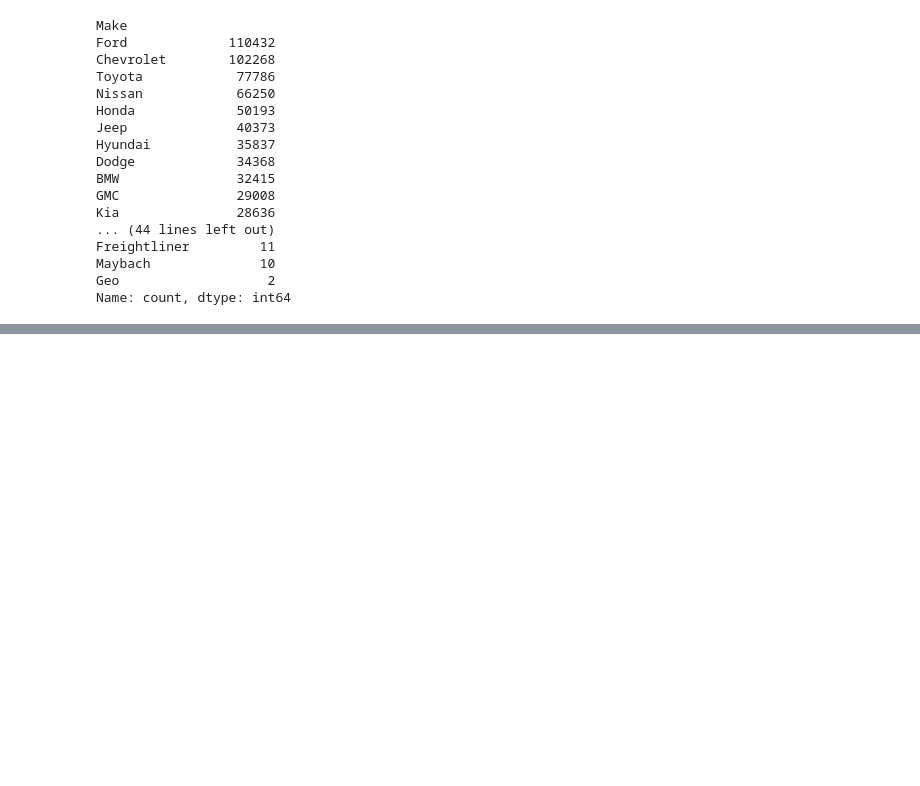
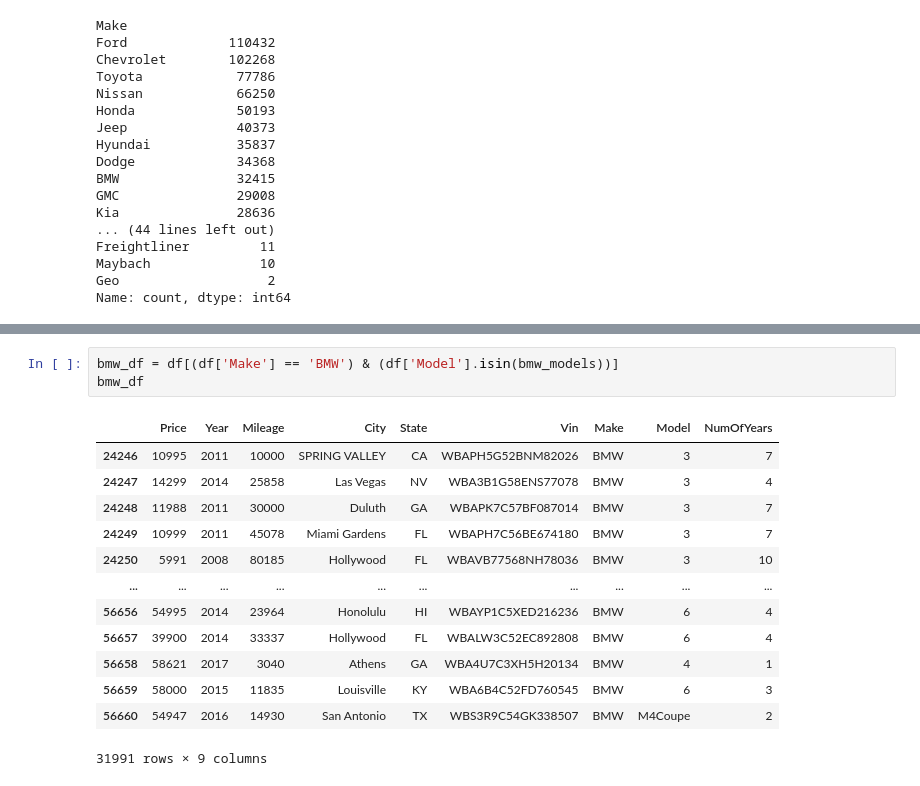
Before and after one commit to Ser1q/pure-python, a Jupyter notebook: ML/L24_Linear_Regression/regression_analysis.ipynb, the cells around one changed output, grey strips where cells are left out. Saved outputs shown, nothing was run; the diff lists cells and outputs as text; blank space fills up the shorter version.

```diff
--- a/ML/L24_Linear_Regression/regression_analysis.ipynb
+++ b/ML/L24_Linear_Regression/regression_analysis.ipynb
@@ -108,0 +147,17 @@ Name: count, dtype: int64
+# %%
+bmw_df = df[(df['Make'] == 'BMW') & (df['Model'].isin(bmw_models))]
+bmw_df
+# %% [output]
+|  | Price | Year | Mileage | City | State | Vin | Make | Model | NumOfYears |
+| 24246 | 10995 | 2011 | 10000 | SPRING VALLEY | CA | WBAPH5G52BNM82026 | BMW | 3 | 7 |
+| 24247 | 14299 | 2014 | 25858 | Las Vegas | NV | WBA3B1G58ENS77078 | BMW | 3 | 4 |
+| 24248 | 11988 | 2011 | 30000 | Duluth | GA | WBAPK7C57BF087014 | BMW | 3 | 7 |
+| 24249 | 10999 | 2011 | 45078 | Miami Gardens | FL | WBAPH7C56BE674180 | BMW | 3 | 7 |
+| 24250 | 5991 | 2008 | 80185 | Hollywood | FL | WBAVB77568NH78036 | BMW | 3 | 10 |
+| ... | ... | ... | ... | ... | ... | ... | ... | ... | ... |
+| 56656 | 54995 | 2014 | 23964 | Honolulu | HI | WBAYP1C5XED216236 | BMW | 6 | 4 |
+| 56657 | 39900 | 2014 | 33337 | Hollywood | FL | WBALW3C52EC892808 | BMW | 6 | 4 |
+| 56658 | 58621 | 2017 | 3040 | Athens | GA | WBA4U7C3XH5H20134 | BMW | 4 | 1 |
+| 56659 | 58000 | 2015 | 11835 | Louisville | KY | WBA6B4C52FD760545 | BMW | 6 | 3 |
+| 56660 | 54947 | 2016 | 14930 | San Antonio | TX | WBS3R9C54GK338507 | BMW | M4Coupe | 2 |
+31991 rows × 9 columns
```
Also changed, not shown: parts of 12 cells of this notebook.
